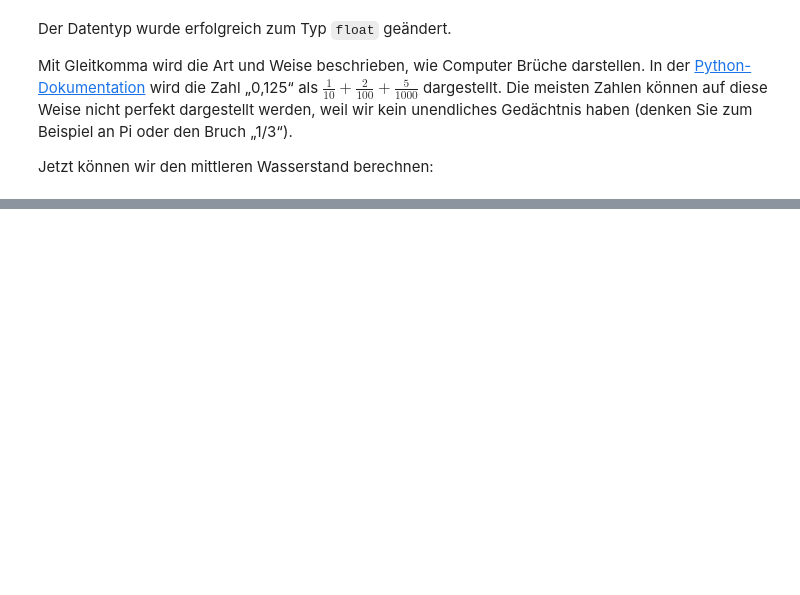
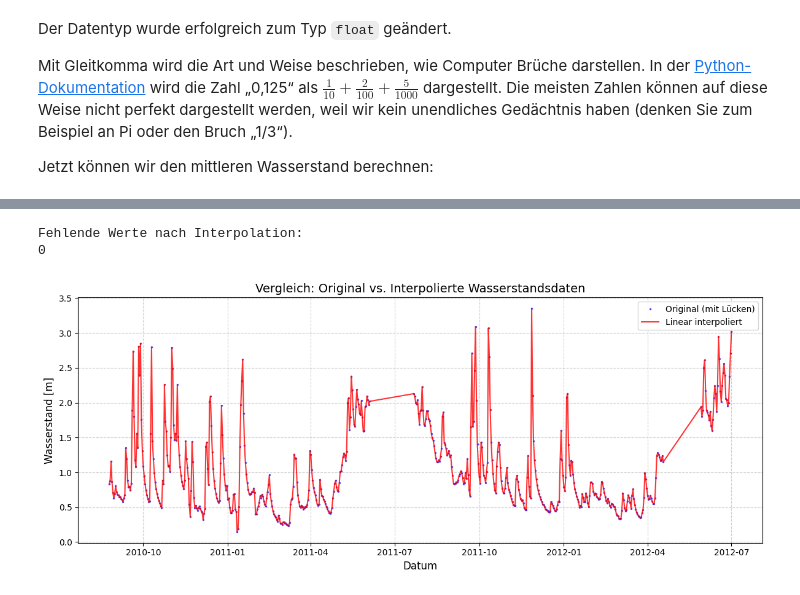
Before and after one commit to gjohnen1/Wassermengenwirtschaft_und_Klimawandel, a Jupyter notebook: Inhalt/Notebooks/Einleitung/Einfuehrung_Datenimport.ipynb, the cells around one changed output, grey strips where cells are left out. Drawn from its saved outputs; the diff is of its cells as text; code cells hidden in the pictures; blank space fills up the shorter version.

```diff
--- a/Inhalt/Notebooks/Einleitung/Einfuehrung_Datenimport.ipynb
+++ b/Inhalt/Notebooks/Einleitung/Einfuehrung_Datenimport.ipynb
@@ -841,0 +685,27 @@ Allerdings ist die Möglichkeit, Daten schnell programmgesteuert zu überprüfen
+# %%
+# Erstelle eine Kopie der Spalte, um das Original nicht zu verändern
+df['stage_m_interpolated'] = df['stage_m'].interpolate(method='linear')
+
+# Überprüfe, ob noch NaN-Werte vorhanden sind (sollten keine mehr sein, außer am Anfang/Ende)
+print("Fehlende Werte nach Interpolation:")
+print(df['stage_m_interpolated'].isnull().sum())
+# %% [output]
+Fehlende Werte nach Interpolation:
+0
+# %%
+# Plotte Originaldaten und interpolierte Daten zum Vergleich
+fig, ax = plt.subplots(figsize=(12, 5))
+
+ax.plot(df.index, df['stage_m'], label='Original (mit Lücken)', marker='.', linestyle='None', markersize=3, color='blue', alpha=0.6)
+ax.plot(df.index, df['stage_m_interpolated'], label='Linear interpoliert', linestyle='-', color='red', alpha=0.8)
+
+ax.set_xlabel('Datum', size=12)
+ax.set_ylabel('Wasserstand [m]', size=12)
+ax.set_title('Vergleich: Original vs. Interpolierte Wasserstandsdaten', size=14)
+ax.legend()
+ax.grid(True, linestyle='--', alpha=0.6)
+
+fig.tight_layout()
+plt.show()
+# %% [output]
+[figure, added]
```
Also changed, not shown: parts of 132 cells of this notebook.
